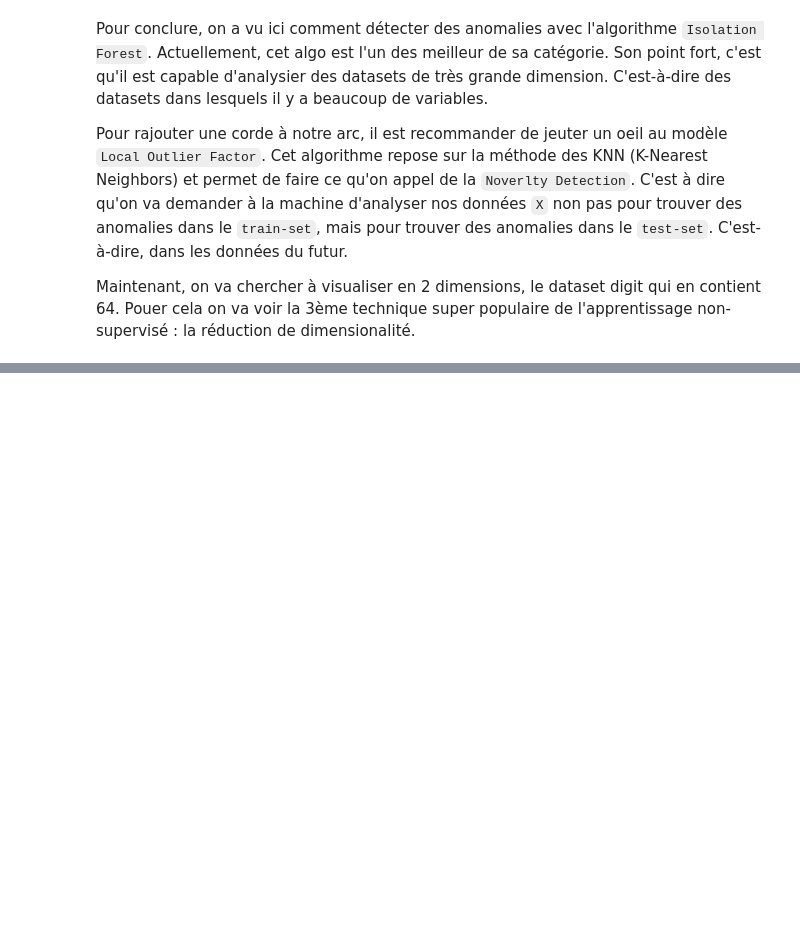
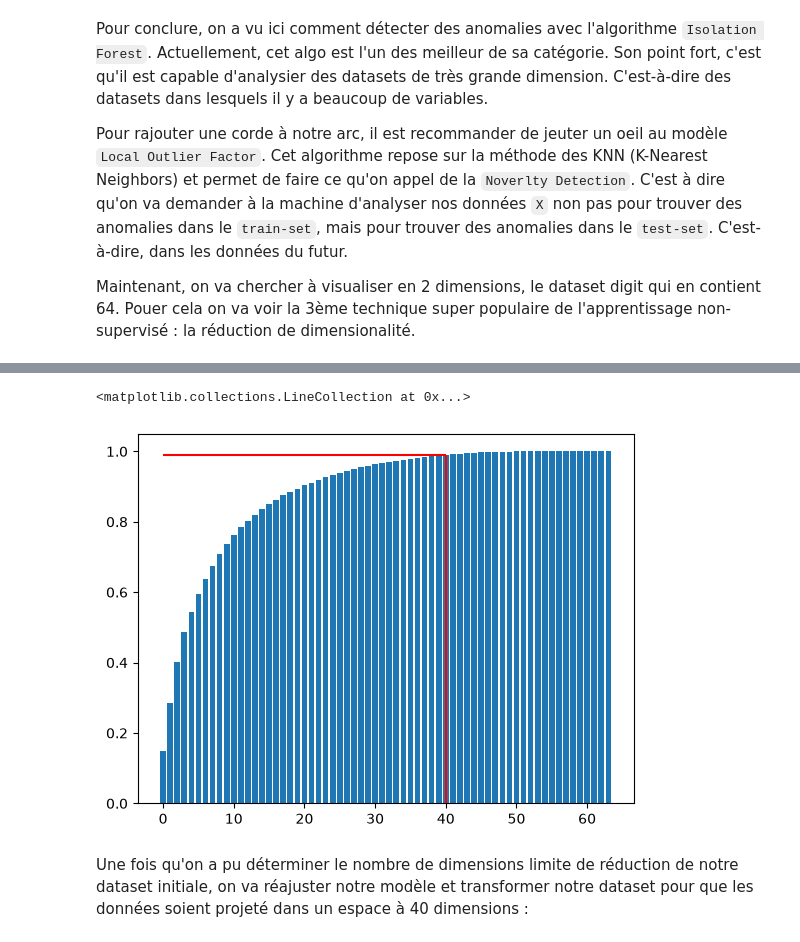
Before and after one commit to JDVegas/AI-Practical_ML-PRO, a Jupyter notebook: Python_Spercial_ML/24_Unsupervised_Learning.ipynb, the cells around one changed output, grey strips where cells are left out. Cells and saved outputs as stored; diff of their text form; code cells hidden in the pictures; blank space fills up the shorter version.

```diff
--- a/Python_Spercial_ML/24_Unsupervised_Learning.ipynb
+++ b/Python_Spercial_ML/24_Unsupervised_Learning.ipynb
@@ -293,0 +475,10 @@ La réduction de dimension est l'une des application les plus importantes de l'a
+# %%
+# More accurate displaying
+plt.bar(range(64), np.cumsum(model.explained_variance_ratio_))
+plt.hlines(0.99, 0, best_dim, color='r')
+plt.vlines(best_dim, 0, 0.99, colors='r')
+# %% [output]
+<matplotlib.collections.LineCollection at 0x...>
+[figure, added]
+# %% [markdown]
+Une fois qu'on a pu déterminer le nombre de dimensions limite de réduction de notre dataset initiale, on va réajuster notre modèle et transformer notre dataset pour que les données soient projeté dans un espace à 40 dimensions :
```
Also changed, not shown: parts of 36 cells of this notebook.
